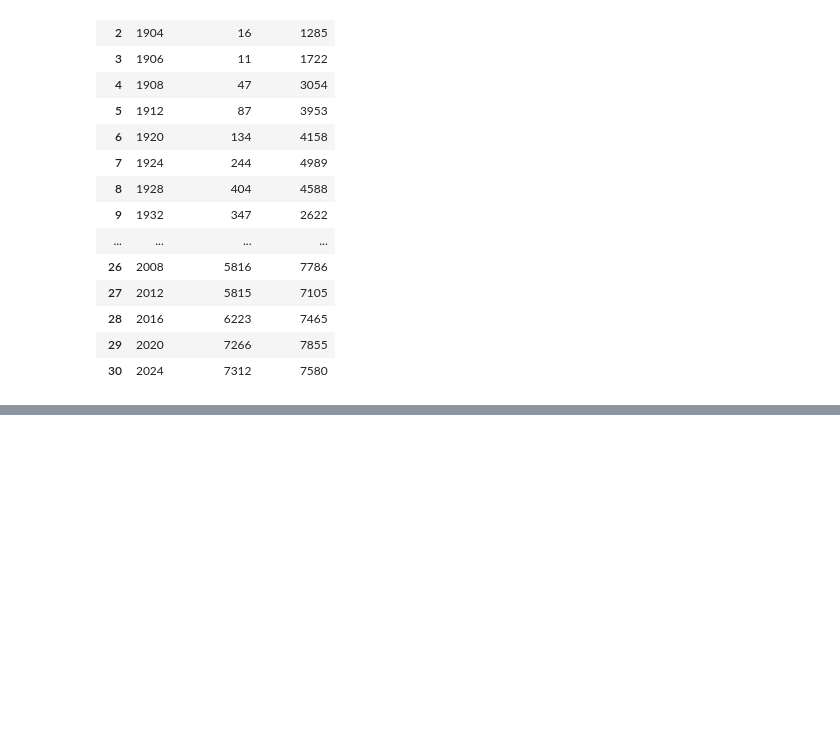
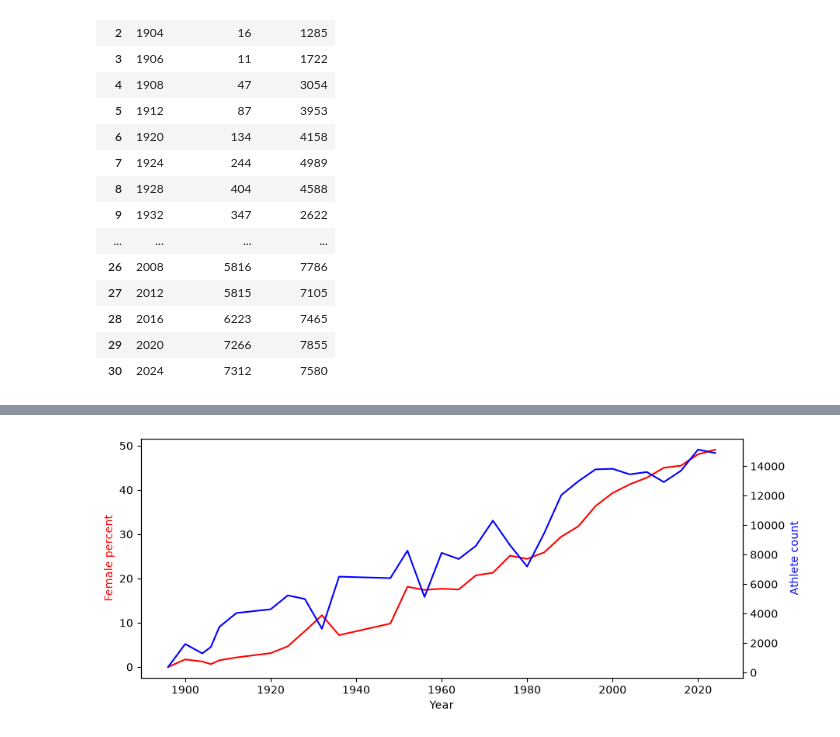
Before and after one commit to dane-analizy/szkolenie_pandas-2026_09_28-2026_09_30, a Jupyter notebook: robocze/15_olimpiada.ipynb, the cells around one changed output, grey strips where cells are left out. Drawn from its saved outputs; the diff is of its cells as text; code cells hidden in the pictures; blank space fills up the shorter version.

```diff
--- a/robocze/15_olimpiada.ipynb
+++ b/robocze/15_olimpiada.ipynb
@@ -144,4 +144,7 @@ df_gender
 | 29 | 2020 | 7266 | 7855 |
 | 30 | 2024 | 7312 | 7580 |
 # %%
+df_gender['Athlete_count'] = df_gender['Female_count'] + df_gender['Male_count']
+df_gender["Female_percent"] = 100 * df_gender["Female_count"] / df_gender["Athlete_count"]
+df_gender["Male_percent"] = 100 * df_gender["Male_count"] / df_gender["Athlete_count"]
 df_gender
@@ -147,0 +185,22 @@ df_gender
+# %%
+fig, ax1 = plt.subplots(figsize=(10, 4))
+
+sns.lineplot(
+    df_gender,
+    x="Year",
+    y="Female_percent",
+    color="red",
+    ax=ax1
+)
+ax1.set_ylabel("Female percent", color="red")
+
+# Prawa oś Y
+ax2 = ax1.twinx()
+
+sns.lineplot(data=df_gender, x="Year", y="Athlete_count", color="blue", ax=ax2)
+
+ax2.set_ylabel("Athlete count", color="blue")
+
+plt.show()
+# %% [output]
+[figure, added]
```
Also changed, not shown: parts of 3 cells of this notebook.
